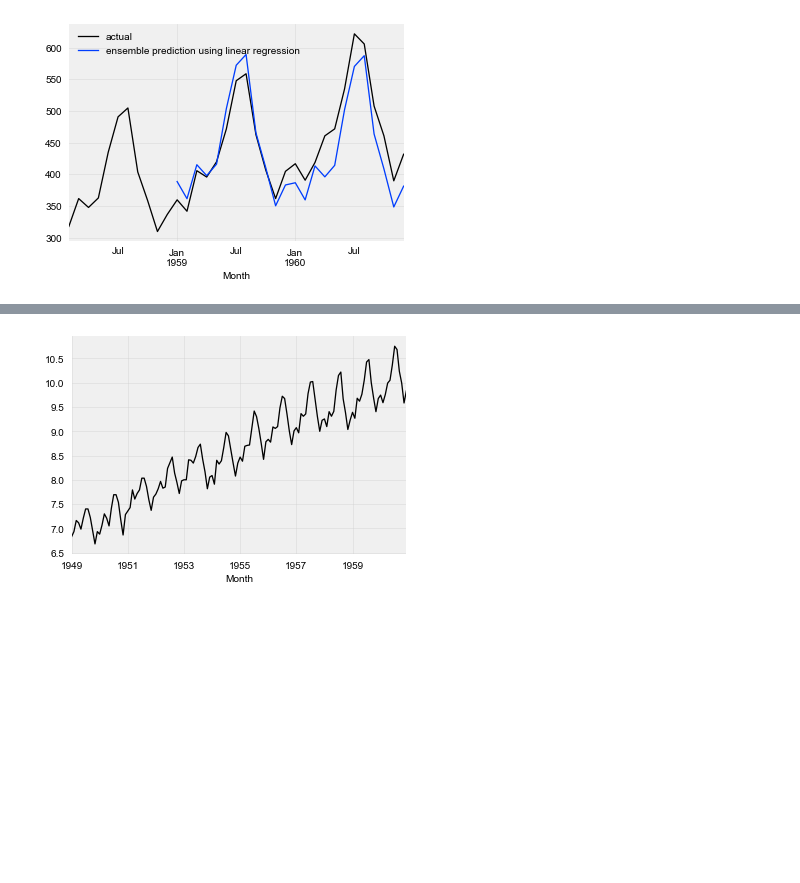
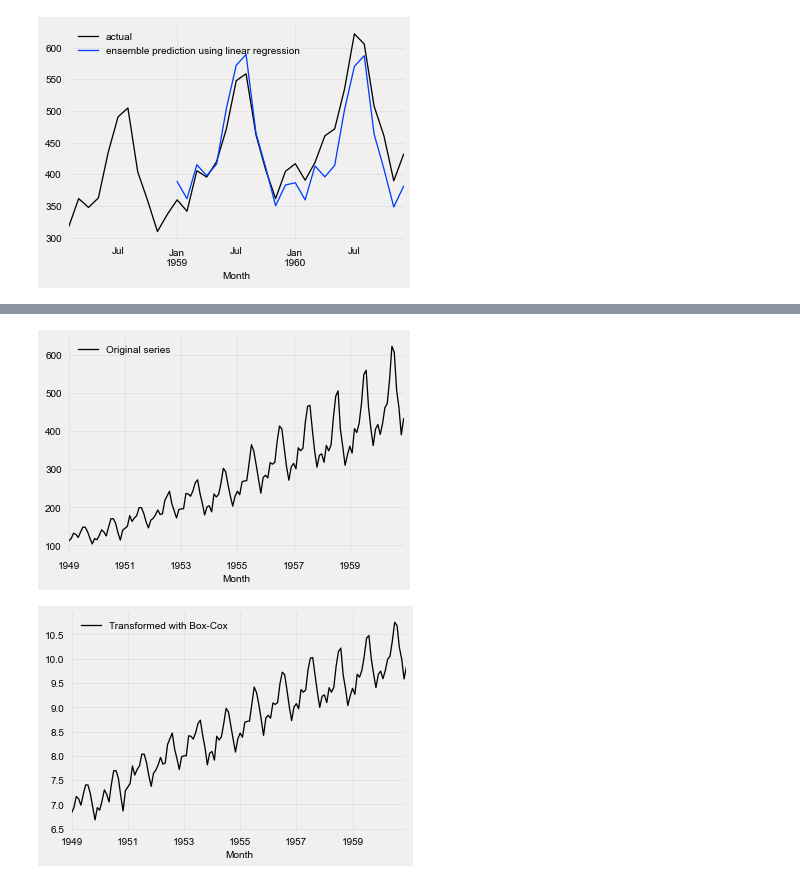
Before and after one commit to spazzy/darts, a Jupyter notebook: examples/show-n-tell.ipynb, the cells around one changed output, grey strips where cells are left out. Cells and saved outputs as stored; diff of their text form; code cells hidden in the pictures; blank space fills up the shorter version.

Commit message:
feat(show-n-tell): Pipeline done

```diff
--- a/examples/show-n-tell.ipynb
+++ b/examples/show-n-tell.ipynb
@@ -125,3 +122,21 @@ plt.legend()
 plt.show()
 # %% [output]
 [figure]
+# %%
+from darts.dataprocessing.transformers import Scaler
+
+###############################
+
+scaler = Scaler()
+scaler.fit(series)  # Learn min and max from the data
+rescaled = scaler.transform(series)
+
+###############################
+
+series.plot(label="Original series")
+plt.legend()
+plt.show()
+
+rescaled.plot(label="Re-scaled between 0 and 1")
+plt.legend()
+plt.show()
@@ -128,16 +158,20 @@ plt.show()
 # %%
 from darts.dataprocessing.transformers import BoxCox
 
 ###############################
 
 boxcox = BoxCox()
-boxcox.fit(series)
-
-transformed = boxcox.transform(series)
+transformed = boxcox.fit_transform(series)  # fit() estimates an optimal value for lambda
 
 ###############################
 
-transformed.plot()
+series.plot(label="Original series")
+plt.legend()
 plt.show()
+
+transformed.plot(label="Transformed with Box-Cox")
+plt.legend()
+plt.show()
 # %% [output]
-[figure, old version]
+[figure, new version]
+[figure, added]
```
Also changed, not shown: parts of 6 cells of this notebook.
